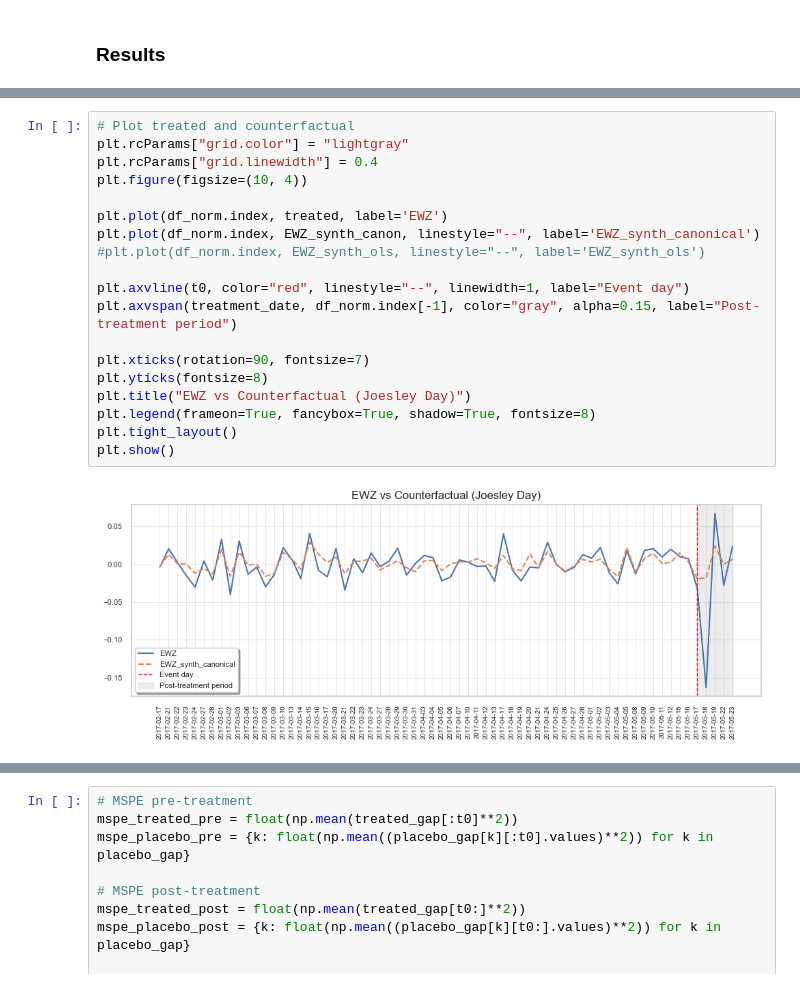
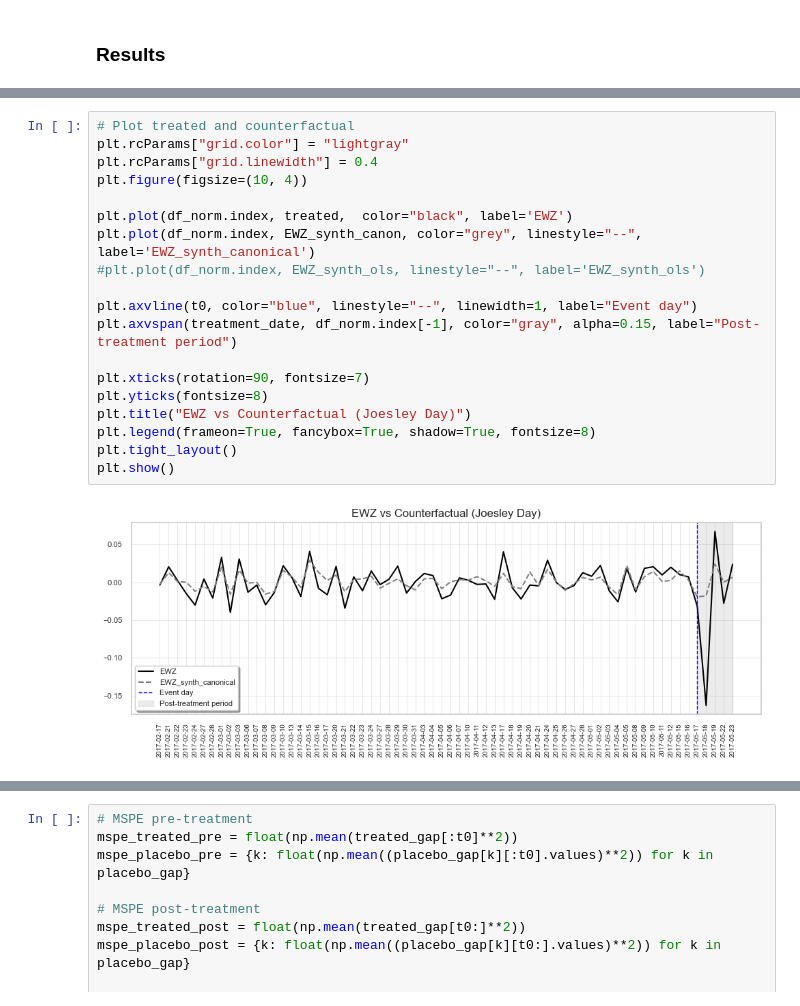
Before and after one commit to rdemarqui/causal_impact_on_ewz, a Jupyter notebook: ewz_analisys.ipynb, the cells around one changed output, grey strips where cells are left out. Saved outputs shown, nothing was run; the diff lists cells and outputs as text.

```diff
--- a/ewz_analisys.ipynb
+++ b/ewz_analisys.ipynb
@@ -128,21 +110,21 @@ nan
 # %%
 # Plot treated and counterfactual
 plt.rcParams["grid.color"] = "lightgray"
 plt.rcParams["grid.linewidth"] = 0.4
 plt.figure(figsize=(10, 4))
 
-plt.plot(df_norm.index, treated, label='EWZ')
-plt.plot(df_norm.index, EWZ_synth_canon, linestyle="--", label='EWZ_synth_canonical')
+plt.plot(df_norm.index, treated,  color="black", label='EWZ')
+plt.plot(df_norm.index, EWZ_synth_canon, color="grey", linestyle="--", label='EWZ_synth_canonical')
 #plt.plot(df_norm.index, EWZ_synth_ols, linestyle="--", label='EWZ_synth_ols')
 
-plt.axvline(t0, color="red", linestyle="--", linewidth=1, label="Event day")
+plt.axvline(t0, color="blue", linestyle="--", linewidth=1, label="Event day")
 plt.axvspan(treatment_date, df_norm.index[-1], color="gray", alpha=0.15, label="Post-treatment period")
 
 plt.xticks(rotation=90, fontsize=7)
 plt.yticks(fontsize=8)
 plt.title("EWZ vs Counterfactual (Joesley Day)")
 plt.legend(frameon=True, fancybox=True, shadow=True, fontsize=8)
 plt.tight_layout()
 plt.show()
 # %% [output]
-[figure, old version]
+[figure, new version]
```
Also changed, not shown: parts of 24 cells of this notebook, 3 other files.
